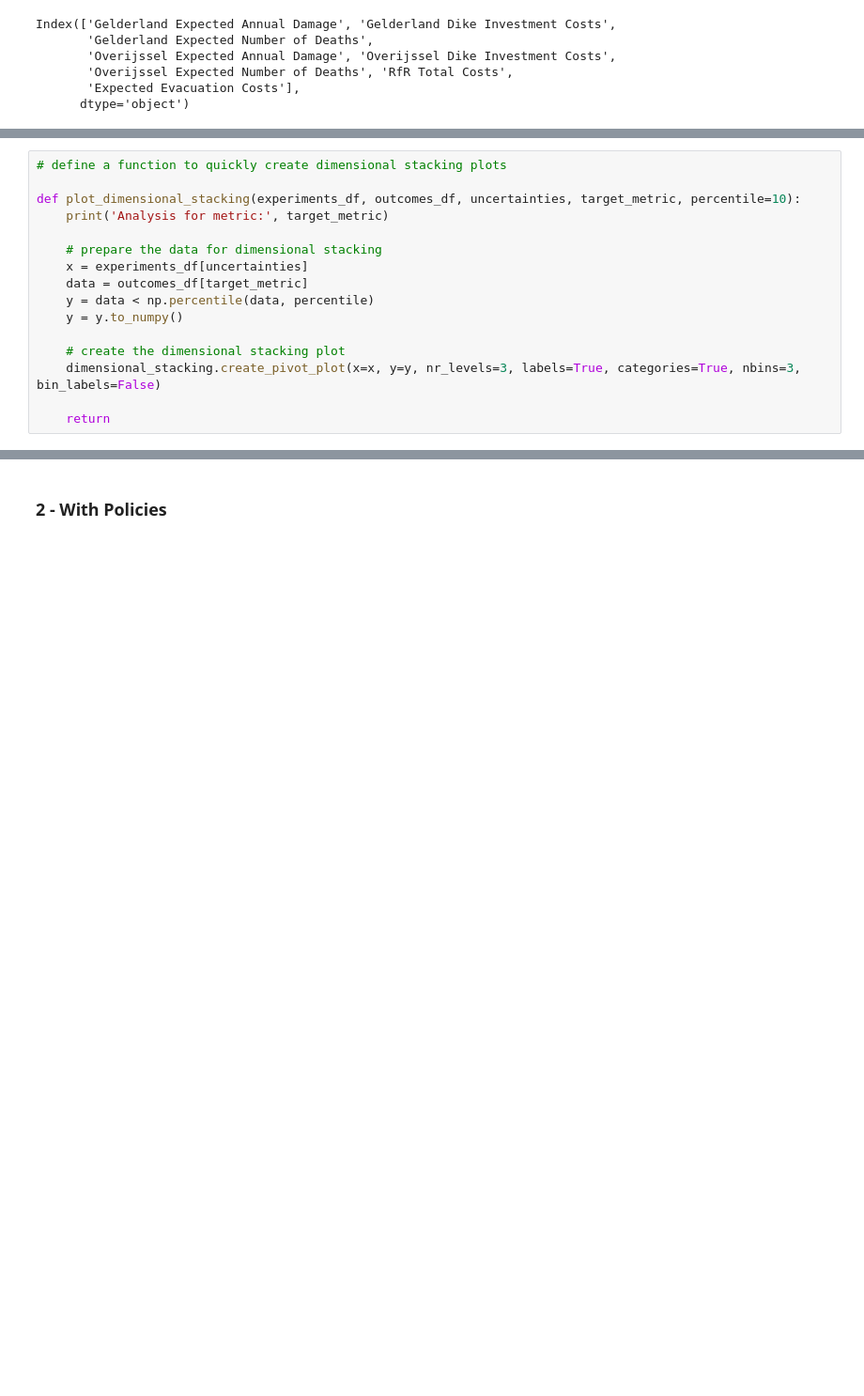
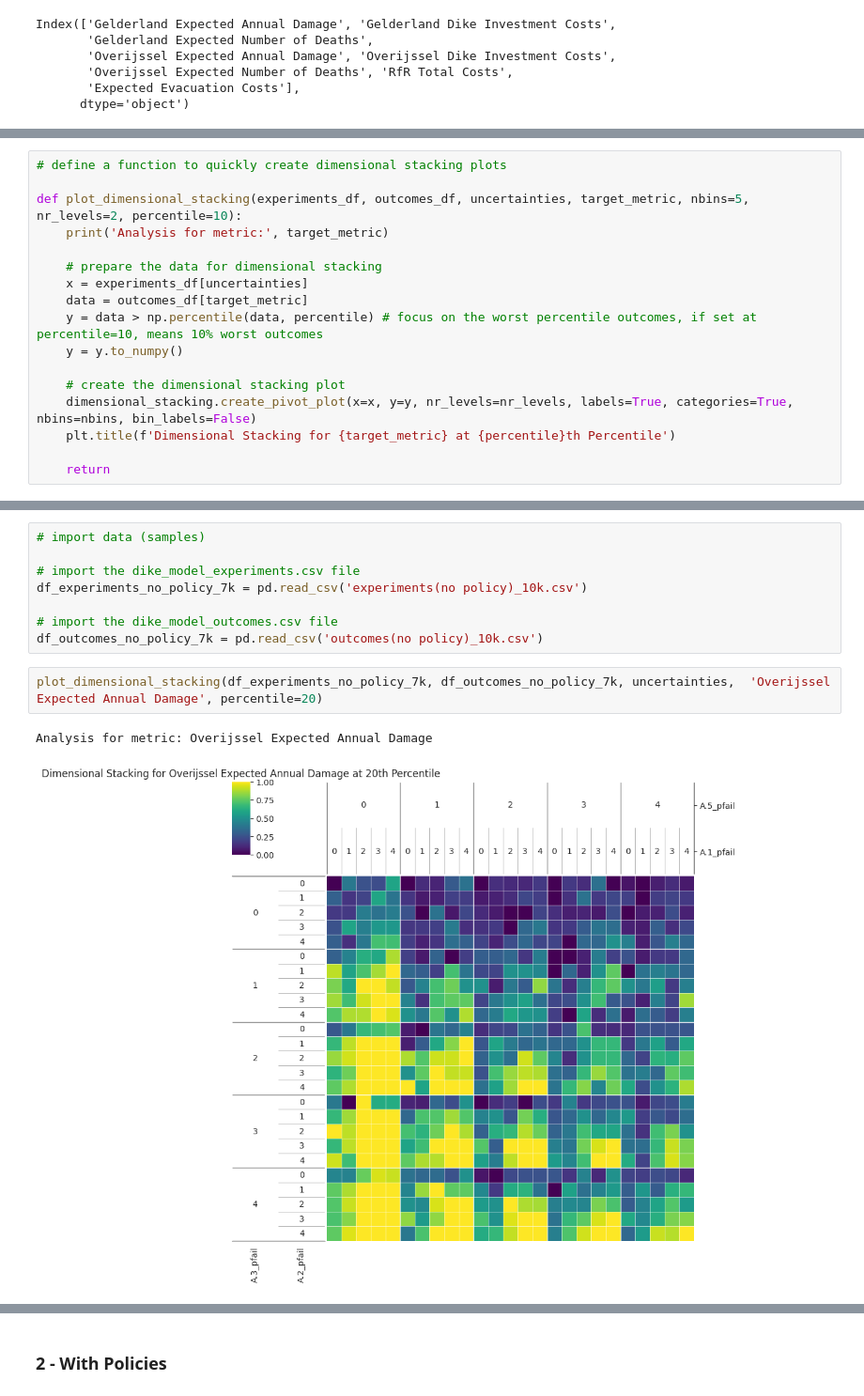
Before and after one commit to juliarozenberg/MBDM, a Jupyter notebook: final assignment/Dimensional_Stacking.ipynb, the cells around one changed output, grey strips where cells are left out. Shown at 94% size. Saved outputs shown, nothing was run; the diff lists cells and outputs as text; blank space fills up the shorter version.

Commit message:
dimensional stacking finally ready jippiejajee

```diff
--- a/final assignment/Dimensional_Stacking.ipynb
+++ b/final assignment/Dimensional_Stacking.ipynb
@@ -43,16 +37,17 @@ Index(['Gelderland Expected Annual Damage', 'Gelderland Dike Investment Costs',
 # %%
 # define a function to quickly create dimensional stacking plots
 
-def plot_dimensional_stacking(experiments_df, outcomes_df, uncertainties, target_metric, percentile=10):
+def plot_dimensional_stacking(experiments_df, outcomes_df, uncertainties, target_metric, nbins=5, nr_levels=2, percentile=10):
     print('Analysis for metric:', target_metric)
 
     # prepare the data for dimensional stacking
     x = experiments_df[uncertainties]
     data = outcomes_df[target_metric]
-    y = data < np.percentile(data, percentile)
+    y = data > np.percentile(data, percentile) # focus on the worst percentile outcomes, if set at percentile=10, means 10% worst outcomes
     y = y.to_numpy()
 
     # create the dimensional stacking plot
-    dimensional_stacking.create_pivot_plot(x=x, y=y, nr_levels=3, labels=True, categories=True, nbins=3, bin_labels=False)
+    dimensional_stacking.create_pivot_plot(x=x, y=y, nr_levels=nr_levels, labels=True, categories=True, nbins=nbins, bin_labels=False)
+    plt.title(f'Dimensional Stacking for {target_metric} at {percentile}th Percentile')
 
     return
@@ -100,0 +56,13 @@ Analysis for metric: Expected Evacuation Costs
+# %%
+# import data (samples)
+
+# import the dike_model_experiments.csv file
+df_experiments_no_policy_7k = pd.read_csv('experiments(no policy)_10k.csv')
+
+# import the dike_model_outcomes.csv file
+df_outcomes_no_policy_7k = pd.read_csv('outcomes(no policy)_10k.csv')
+# %%
+plot_dimensional_stacking(df_experiments_no_policy_7k, df_outcomes_no_policy_7k, uncertainties,  'Overijssel Expected Annual Damage', percentile=20)
+# %% [output]
+Analysis for metric: Overijssel Expected Annual Damage
+[figure, added]
```
Also changed, not shown: parts of 26 cells of this notebook, 3 other files.
